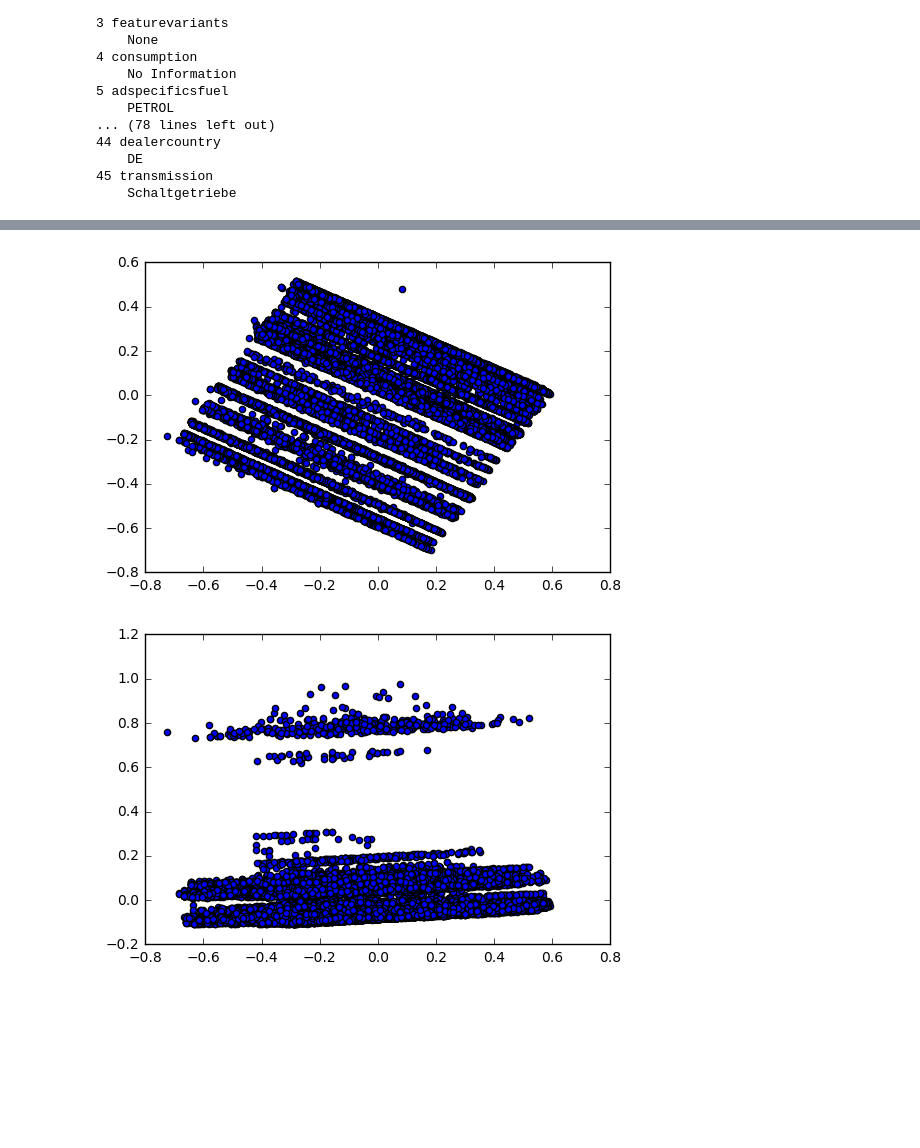
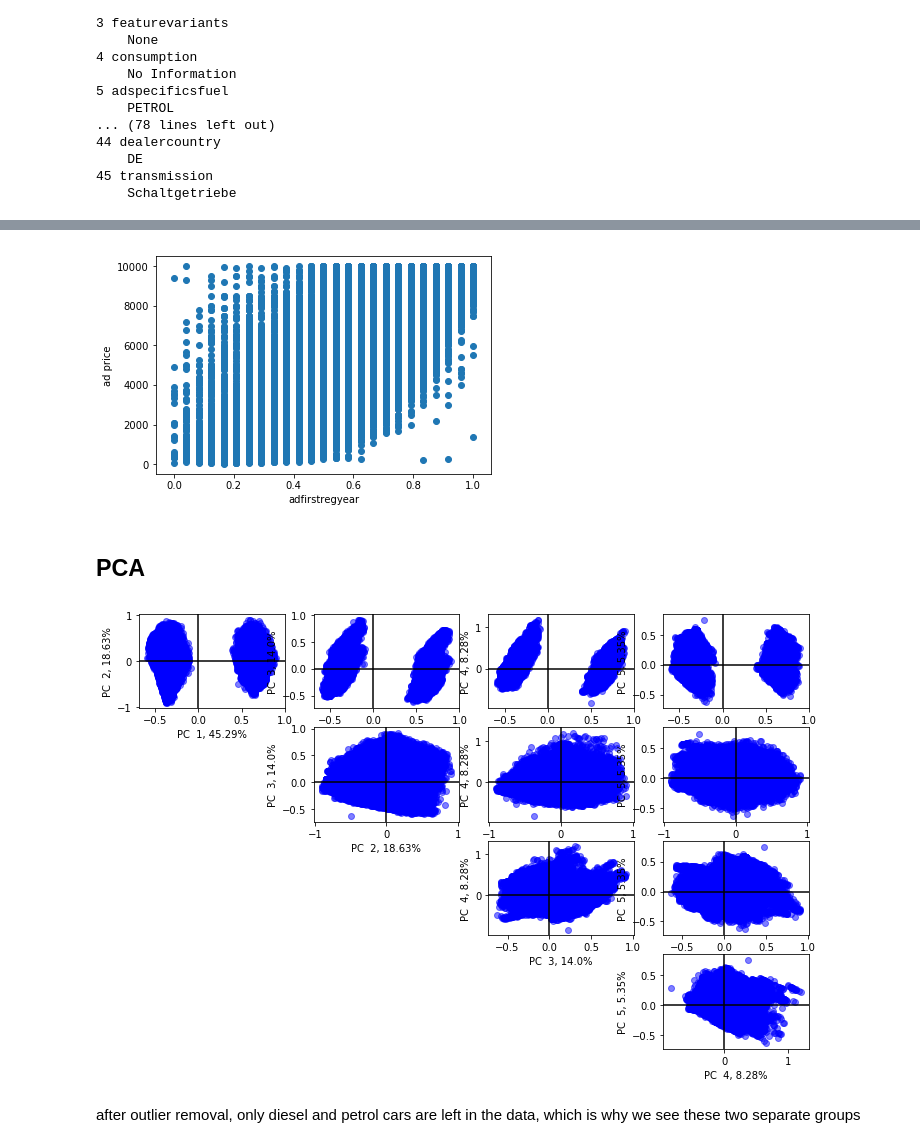
Before and after one commit to FZun/UsedCarStats, a Jupyter notebook: usedCar_Analysis.ipynb, the cells around one changed output, grey strips where cells are left out. Saved outputs shown, nothing was run; the diff lists cells and outputs as text; code cells hidden in the pictures; blank space fills up the shorter version.

```diff
--- a/usedCar_Analysis.ipynb
+++ b/usedCar_Analysis.ipynb
@@ -233,4 +130,0 @@ array([249143610, 10000.0, 1, None, None, 2793, 141, 155962, 'BMW', 'Z3',
-# %%
-for i, k in enumerate(keys):
-    print(i, k)
-orderedArr[2]
@@ -369,4 +355,6 @@ for i, v in enumerate(keys):
 # %%
-orderedNumericalData = orderedArr[:, [0, 1, 2, 3, 4, 5, 6, 7, 10, 11]]
+categoryList = [0, 1, 2, 3, 4, 5, 6, 7, 10, 11, 12]
+#categoryList = [1, 2, 3, 4, 5, 6, 7]
+orderedNumericalData = orderedArr[:, categoryList]
 orderedNumericalData.shape
 # %% [output]
@@ -404,0 +376,16 @@ noNones, orderedNumericalData
+# %%
+# another preprocessing step: remove outliers
+
+noNones2 = noNones.copy()
+
+for i in range(noNones.shape[1]):
+    col = noNones2[:, i].astype(float)
+    colMean = np.mean(col)
+    colStd = np.std(col)
+
+    outliers = []
+    for c in col:
+        outliers.append(colMean - 3*colStd < c < colMean + 3*colStd)
+
+    noNones2 = noNones2[outliers]
+    print(noNones2.shape)
@@ -405,7 +404,8 @@ noNones, orderedNumericalData
 # %%
-normalized = np.zeros_like(noNones)
+# normalize data (min-max normalization)
+normalized = np.zeros_like(noNones2)
 
-for i in range(noNones.shape[1]):
-    col = noNones[:, i].astype(float)
+for i in range(noNones2.shape[1]):
+    col = noNones2[:, i].astype(float)
 
     normalized[:, i] = (col-np.min(col))/(np.max(col) - np.min(col))
@@ -412,16 +434,28 @@ for i in range(noNones.shape[1]):
+# %%
+i=10
+plt.scatter(normalized[:, i], noNones2[:, 1])
+plt.xlabel(keys[categoryList[i]])
+plt.ylabel('ad price')
+plt.show()
+# %% [output]
+[figure, added]
+# %% [markdown]
+## PCA
 # %%
 from sklearn.decomposition import PCA
 # %%
 pca = PCA(n_components = 10)
 
 scores = pca.fit_transform(normalized)
 
-plt.scatter(scores[:, 0], scores[:, 1])
+reload(an)
+
+fig, plot = an.pcascoreplot(scores, ncomponents=5, alpha=0.5, explained_variance=pca.explained_variance_ratio_,
+                           figsize=[12, 8])
+
 plt.show()
-
-plt.scatter(scores[:, 0], scores[:, 2])
-plt.show()
 # %% [output]
-[figure, old version]
+[figure, new version]
-[figure, removed]
+# %% [markdown]
+after outlier removal, only diesel and petrol cars are left in the data, which is why we see these two separate groups
 # %%
```
Also changed, not shown: parts of 53 cells of this notebook, 3 other files.
